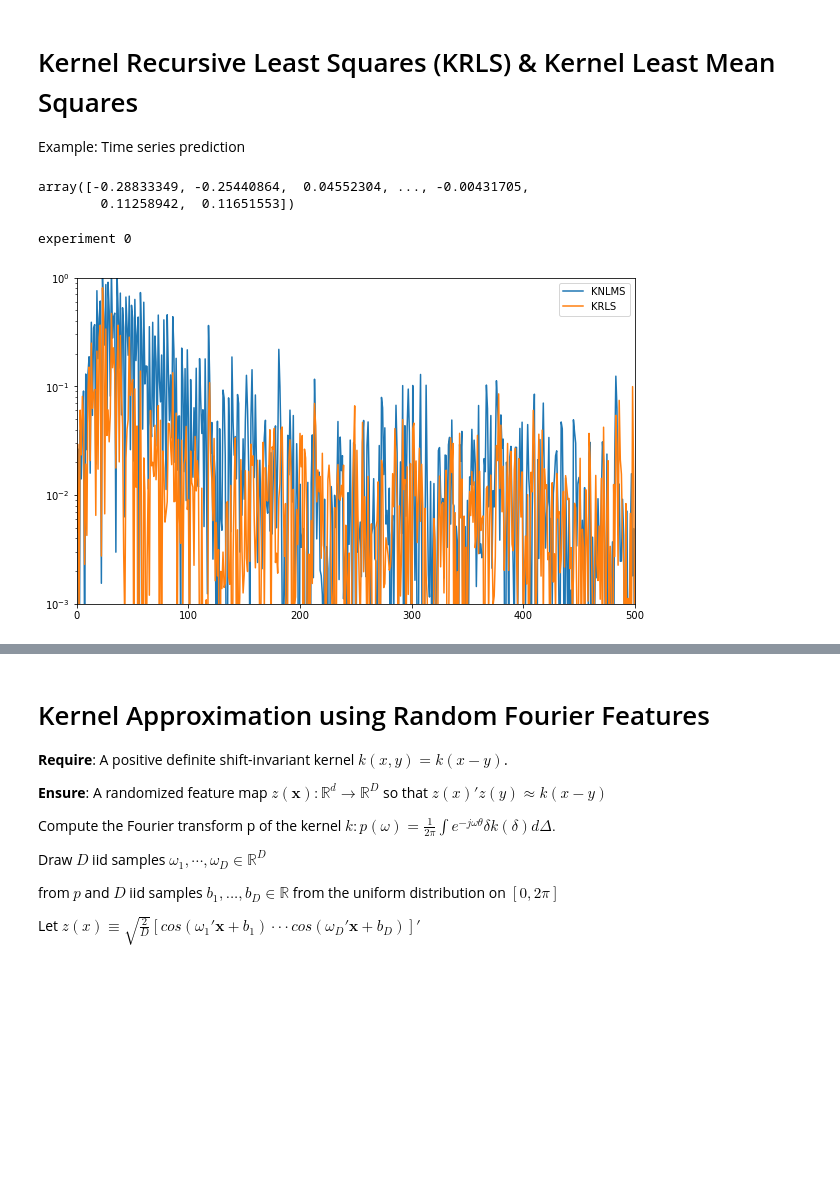
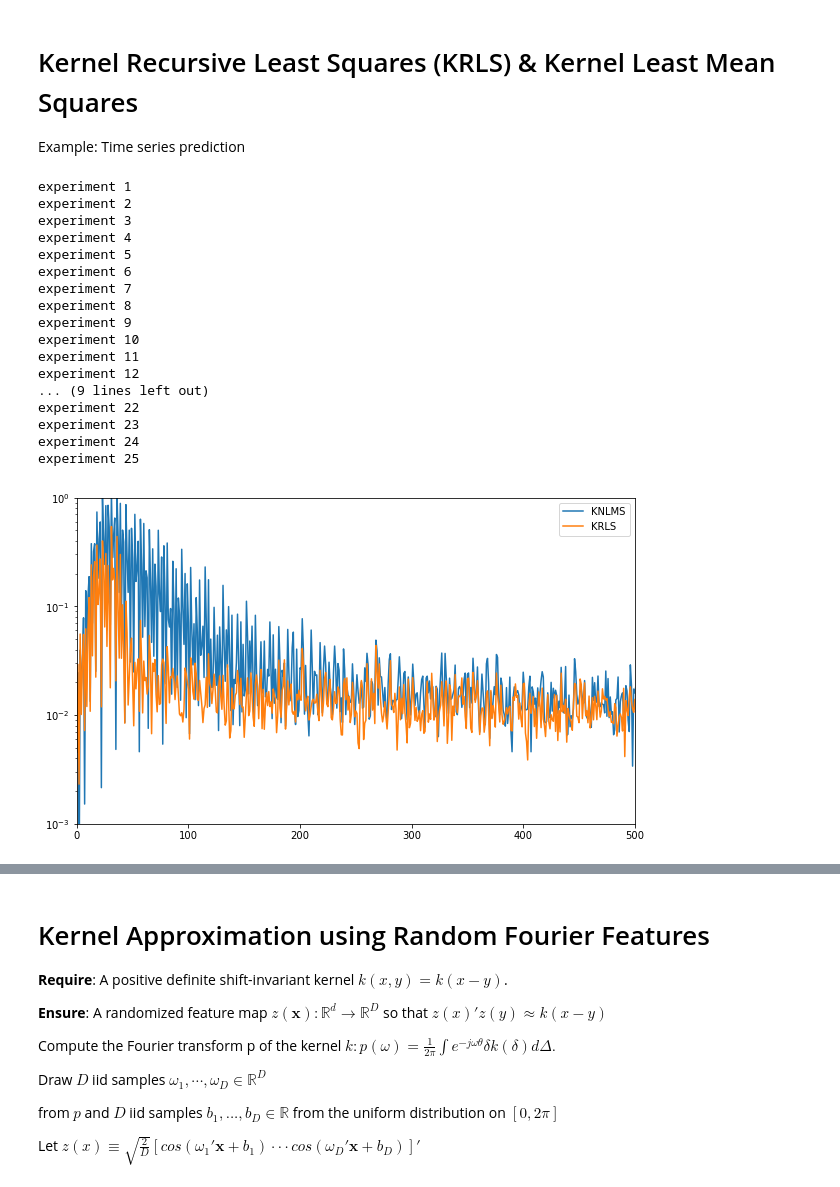
Before and after one commit to cjfelixx/machine-learning-graduate-research, a Jupyter notebook: KernelLeastSquares/kernelLeastSquares.ipynb, the cells around one changed output, grey strips where cells are left out. Drawn from its saved outputs; the diff is of its cells as text; code cells hidden in the pictures; blank space fills up the shorter version.

```diff
--- a/KernelLeastSquares/kernelLeastSquares.ipynb
+++ b/KernelLeastSquares/kernelLeastSquares.ipynb
@@ -29,43 +29,52 @@ def generate_data(num_data):
     d = d[2::]
     return np.array(d),np.array(d_true)
 # %%
-# Kernel from Richard Paper
+# Experiment
+mse_KNLMS = np.zeros(num_data)
+mse_KRLS = np.zeros(num_data)
+
+num_experiments = 25
 gauss_kernel = lambda u_i,u_j: np.exp(-3.73 * (np.linalg.norm(u_i - u_j,ord=2)**2))
-nmse = lambda D_n, Phi_n: np.sum((D_n - Phi_n)**2)
-
+# nmse = lambda D_n, Phi_n: np.sum((D_n - Phi_n)**2)
 kernel = gauss_kernel
 step_size = 0.09
 reg_coeff = 0.03
 threshold = 0.6
-d,d_true = generate_data(num_data)
-KNLMS(d,d_true,kernel,step_size,reg_coeff,0.5)
+
+
+for i in range(num_experiments):
+    print('experiment',i+1)
+    d,d_true = generate_data(num_data)
+    err_KNLMS = KNLMS(d,kernel,step_size,reg_coeff,0.5)
+    mse_KNLMS += ((np.array(d_true) - np.array(d) + err_KNLMS)**2)/num_experiments
+    err_KRLS = KRLS(d,kernel,0.6)
+    mse_KRLS += ((np.array(d_true) - np.array(d) + err_KRLS)**2)/num_experiments
+
+mse_KNLMS_smooth = np.convolve(mse_KNLMS,np.ones(19),'valid')
+mse_KRLS_smooth = np.convolve(mse_KRLS,np.ones(19),'valid')
+plt.figure(figsize=(10, 6))
+plt.semilogy(range(len(mse_KNLMS)),mse_KNLMS, label='KNLMS')
+plt.semilogy(range(len(mse_KRLS)),mse_KRLS, label='KRLS')
+plt.ylim([1e-3,1e-0])
+plt.xlim([0,500])
+plt.legend()
+plt.show()
 # %% [output]
-array([-0.28833349, -0.25440864,  0.04552304, ..., -0.00431705,
-        0.11258942,  0.11651553])
+experiment 1
+experiment 2
+experiment 3
+experiment 4
+experiment 5
+experiment 6
+experiment 7
+experiment 8
+experiment 9
+experiment 10
+experiment 11
+experiment 12
+... (9 lines left out)
+experiment 22
+experiment 23
+experiment 24
+experiment 25
+[figure, added]
-# %%
-# Per trial experiments
-num_experiments = 1
-mse_KNLMS = np.zeros(num_data)
-mse_KRLS = np.zeros(num_data)
-
-for i in range(num_experiments):
-    print('experiment',i)
-    d,d_true = generate_data(num_data)
-    err_KNLMS = KNLMS(d,d_true,kernel,step_size,reg_coeff,0.5)
-    mse_KNLMS += ((np.array(d_true) - np.array(d) + err_KNLMS)**2)/num_experiments
-    err_KRLS = KRLS(d,d_true,kernel,0.6)
-    mse_KRLS += ((np.array(d_true) - np.array(d) + err_KRLS)**2)/num_experiments
-# %% [output]
-experiment 0
-# %%
-mse_KNLMS_smooth = np.convolve(mse_KNLMS,np.ones(19),'valid')
-mse_KRLS_smooth = np.convolve(mse_KRLS,np.ones(19),'valid')
-plt.figure(figsize=(10, 6))
-plt.semilogy(range(len(mse_KNLMS)),mse_KNLMS, label='KNLMS')
-plt.semilogy(range(len(mse_KRLS)),mse_KRLS, label='KRLS')
-plt.ylim([1e-3,1e-0])
-plt.xlim([0,500])
-plt.legend()
-plt.show()
-# %% [output]
-[figure, removed]
```
Also changed, not shown: parts of 4 cells of this notebook, 2 other files.
